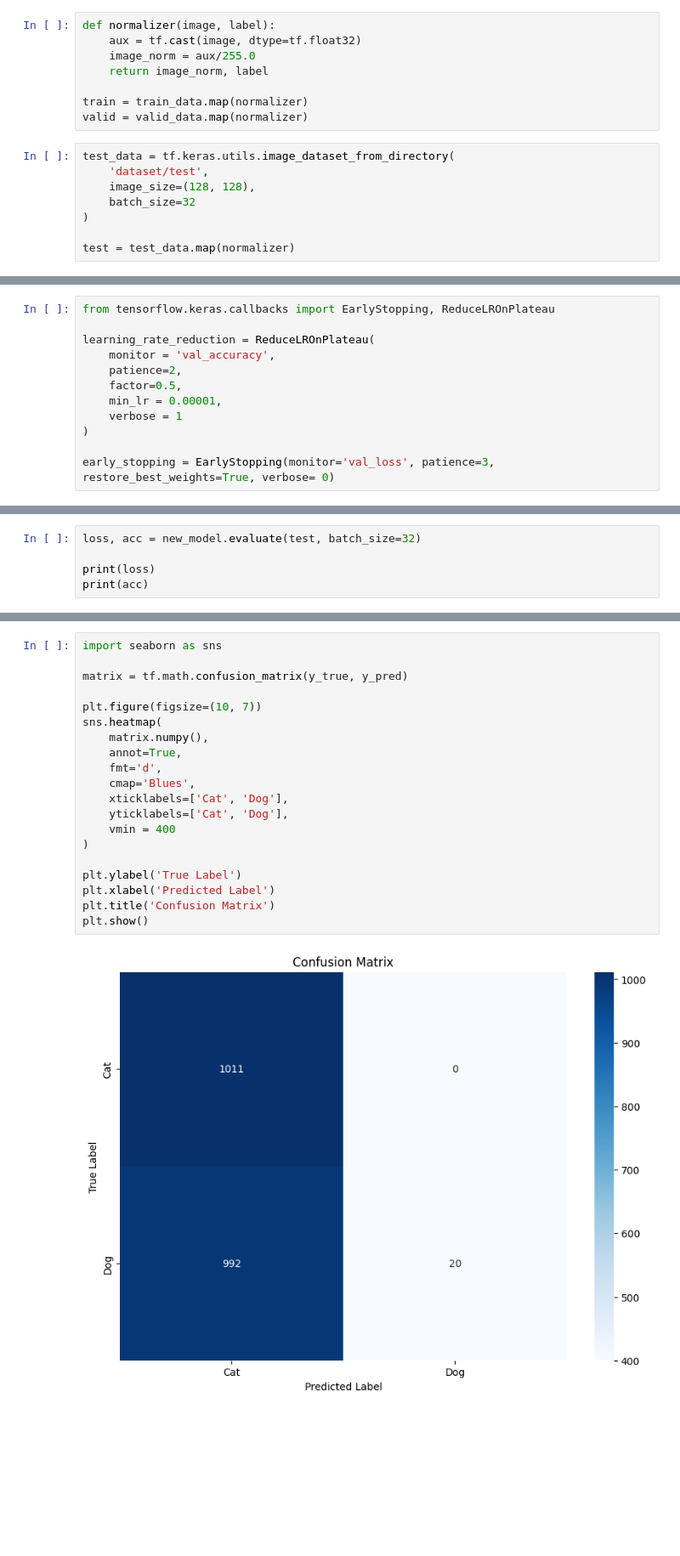
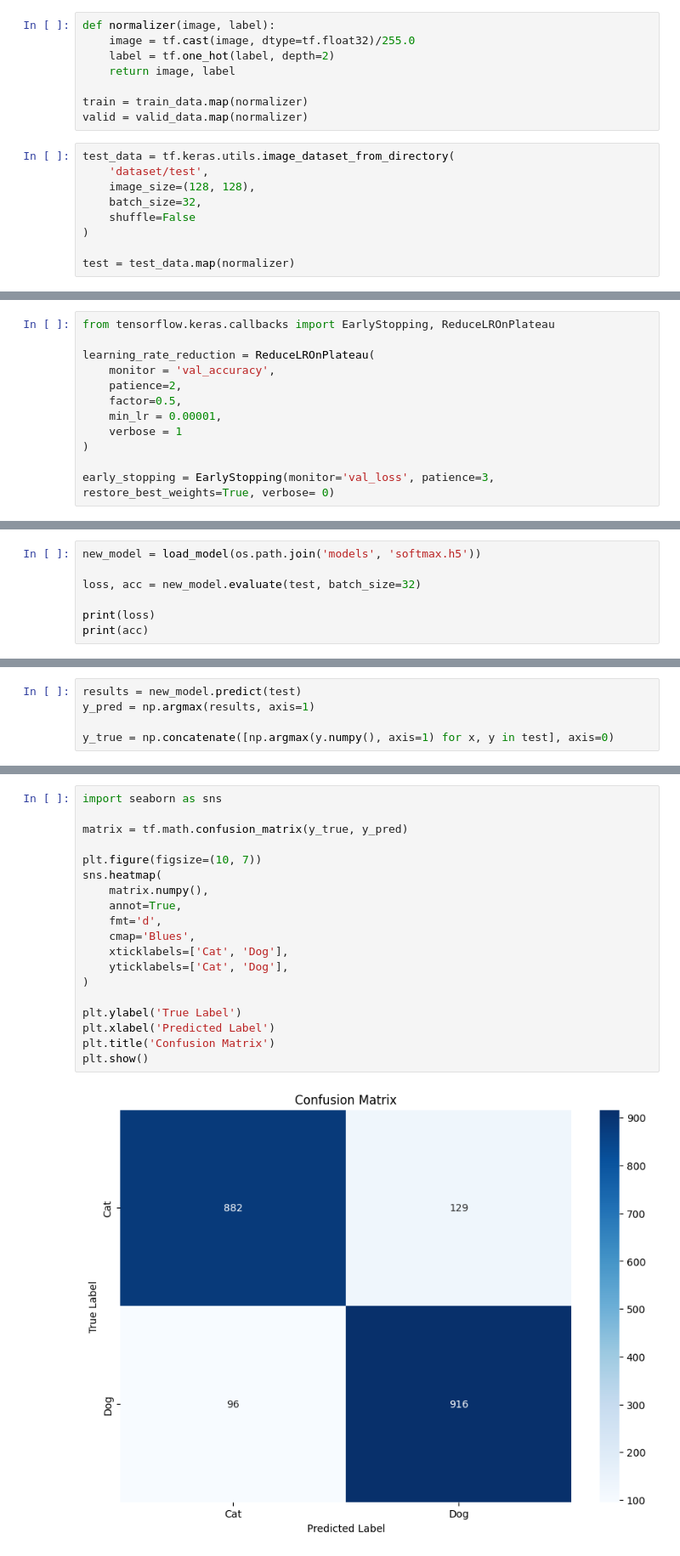
Before and after one commit to Bernardo-07/Convolutional-Neural-Network, a Jupyter notebook: main.ipynb, the cells around one changed output, grey strips where cells are left out. Shown at 85% size. Saved outputs shown, nothing was run; the diff lists cells and outputs as text; blank space fills up the shorter version.

Commit message:
softmax model

```diff
--- a/main.ipynb
+++ b/main.ipynb
@@ -75,9 +74,9 @@ Found 14580 files belonging to 2 classes.
 Using 1458 files for validation.
 # %%
 def normalizer(image, label):
-    aux = tf.cast(image, dtype=tf.float32)
-    image_norm = aux/255.0
-    return image_norm, label
+    image = tf.cast(image, dtype=tf.float32)/255.0
+    label = tf.one_hot(label, depth=2)
+    return image, label
 
 train = train_data.map(normalizer)
 valid = valid_data.map(normalizer)
@@ -85,7 +84,8 @@ valid = valid_data.map(normalizer)
 test_data = tf.keras.utils.image_dataset_from_directory(
     'dataset/test',
     image_size=(128, 128),
-    batch_size=32
+    batch_size=32,
+    shuffle=False
 )
 
 test = test_data.map(normalizer)
@@ -233,6 +232,8 @@ new_model = load_model(os.path.join('models', 'normalizado.h5'))
 WARNING:absl:You are saving your model as an HDF5 file via `model.save()` or `keras.saving.save_model(model)`. This file format is considered legacy. We recommend using instead the native Keras format ...
 WARNING:absl:Compiled the loaded model, but the compiled metrics have yet to be built. `model.compile_metrics` will be empty until you train or evaluate the model.
 # %%
+new_model = load_model(os.path.join('models', 'softmax.h5'))
+
 loss, acc = new_model.evaluate(test, batch_size=32)
 
 print(loss)
@@ -263,0 +246,5 @@ y_pred = new_model.predict(X)
+# %%
+results = new_model.predict(test)
+y_pred = np.argmax(results, axis=1)
+
+y_true = np.concatenate([np.argmax(y.numpy(), axis=1) for x, y in test], axis=0)
@@ -264,22 +253,21 @@ y_pred = new_model.predict(X)
 # %%
 import seaborn as sns
 
 matrix = tf.math.confusion_matrix(y_true, y_pred)
 
 plt.figure(figsize=(10, 7))
 sns.heatmap(
     matrix.numpy(),
     annot=True,
     fmt='d',
     cmap='Blues',
     xticklabels=['Cat', 'Dog'],
     yticklabels=['Cat', 'Dog'],
-    vmin = 400
 )
 
 plt.ylabel('True Label')
 plt.xlabel('Predicted Label')
 plt.title('Confusion Matrix')
 plt.show()
 # %% [output]
-[figure, old version]
+[figure, new version]
```
Also changed, not shown: parts of 10 cells of this notebook, 2 other files.
